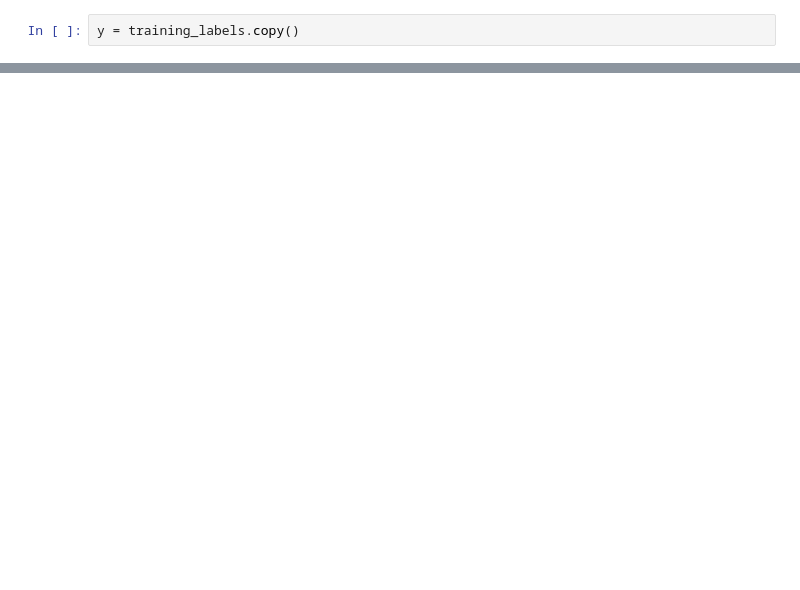
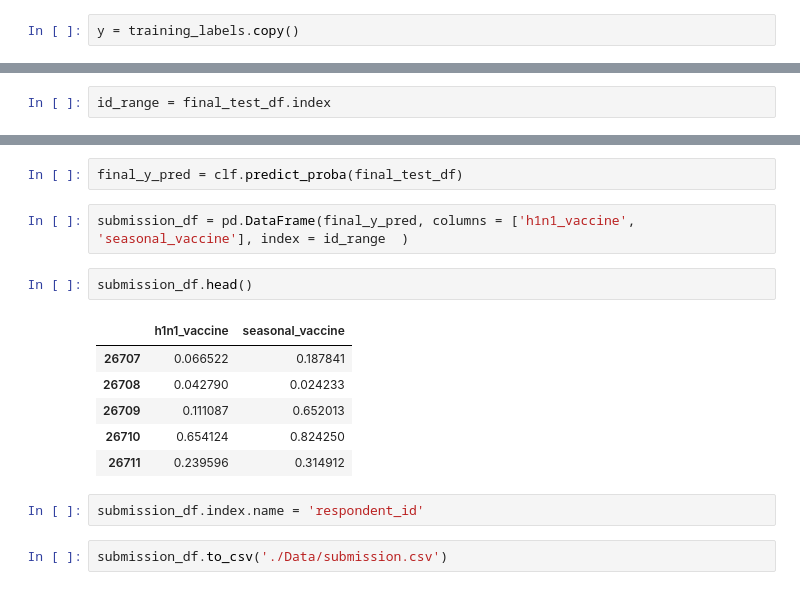
Before and after one commit to joshmiller32/flu_shot_learning, a Jupyter notebook: Untitled.ipynb, the cells around one changed output, grey strips where cells are left out. Drawn from its saved outputs; the diff is of its cells as text; blank space fills up the shorter version.

Commit message:
submitted 1st submission

```diff
--- a/Untitled.ipynb
+++ b/Untitled.ipynb
@@ -111,0 +180,2 @@ list(X.columns)
+# %%
+id_range = final_test_df.index
@@ -111,0 +191,17 @@ list(X.columns)
+# %%
+final_y_pred = clf.predict_proba(final_test_df)
+# %%
+submission_df = pd.DataFrame(final_y_pred, columns = ['h1n1_vaccine', 'seasonal_vaccine'], index = id_range  )
+# %%
+submission_df.head()
+# %% [output]
+|  | h1n1_vaccine | seasonal_vaccine |
+| 26707 | 0.066522 | 0.187841 |
+| 26708 | 0.042790 | 0.024233 |
+| 26709 | 0.111087 | 0.652013 |
+| 26710 | 0.654124 | 0.824250 |
+| 26711 | 0.239596 | 0.314912 |
+# %%
+submission_df.index.name = 'respondent_id'
+# %%
+submission_df.to_csv('./Data/submission.csv')
```
Also changed, not shown: parts of 27 cells of this notebook, 1 other file.
